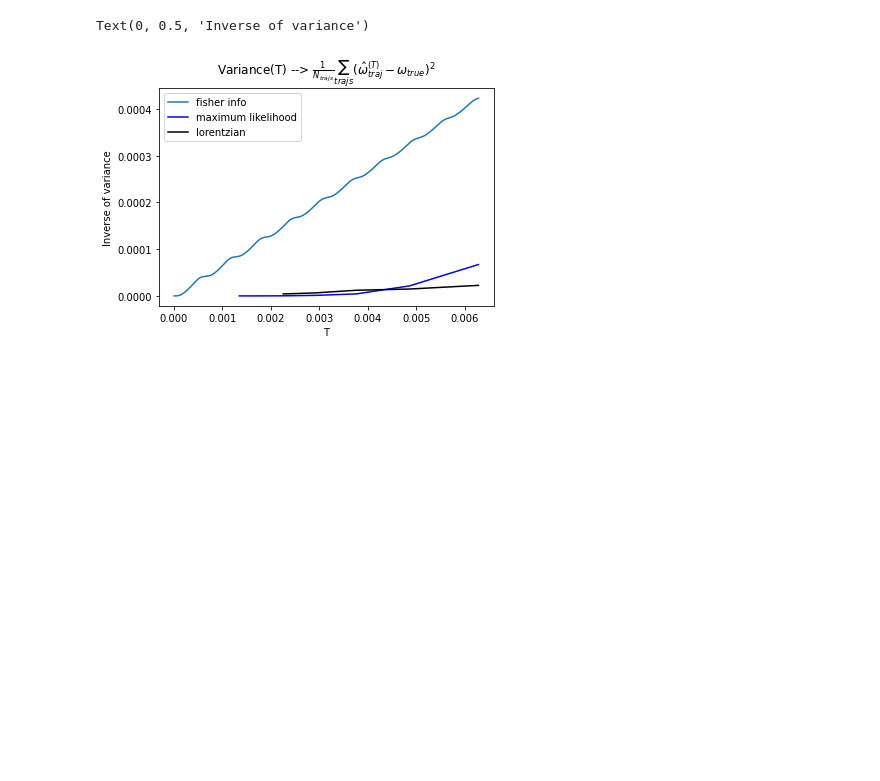
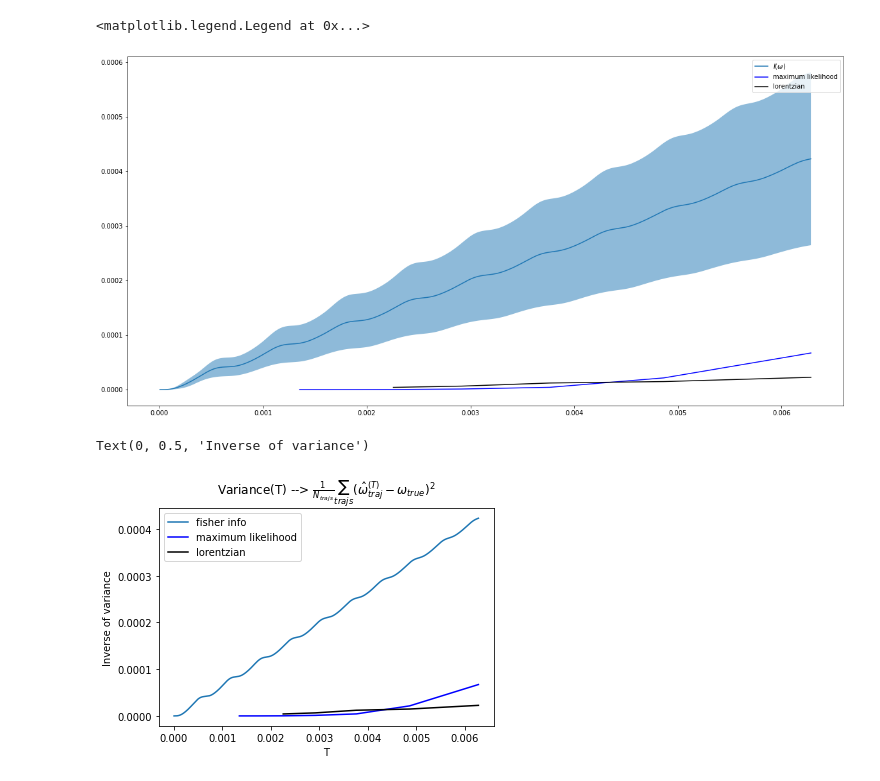
Before and after one commit to matibilkis/continuous, a Jupyter notebook: comparing_results/comparison_ML_fisher_lorentzian.ipynb, the cells around one changed output. Cells and saved outputs as stored; diff of their text form; code cells hidden in the pictures; blank space fills up the shorter version.

```diff
--- a/comparing_results/comparison_ML_fisher_lorentzian.ipynb
+++ b/comparing_results/comparison_ML_fisher_lorentzian.ipynb
@@ -52,6 +52,18 @@ ml_var_est, ml_var_true = np.zeros((2,oms.shape[1]))
 for i in range(oms.shape[1]):
     ml_var_true[i] = np.mean(np.square(oms[:,i]-omega))
     ml_var_est[i] = np.sum(np.square(oms[:,i]-np.mean(oms[:,i])))/len(oms[:,i])
+# %%
+fig = plt.figure(figsize=(20,10))
+ax = plt.subplot(111)
+ax.plot(tims, fisher, label=r'$I(\omega)$')
+ax.fill_between(tims, fisher - fisher_std/2 , fisher + fisher_std/2, alpha=0.5)
+ax.plot(times_ml[3:],1/ml_var_true, color="blue", label="maximum likelihood")
+ax.plot(times_ml[5:],1/lor_var_true, color="black", label="lorentzian")
+#ax.set_yscale("log")
+ax.legend()
+# %% [output]
+<matplotlib.legend.Legend at 0x...>
+[figure, added]
 # %%
 plt.title("Variance(T) --> "+r'$ \frac{1}{N_{trajs}} \sum_{trajs} (\hat{\omega}_{traj}^{(T)} - \omega_{true})^2$')
 plt.plot(tims, fisher, label="fisher info")
```
Also changed, not shown: 4 other files.
